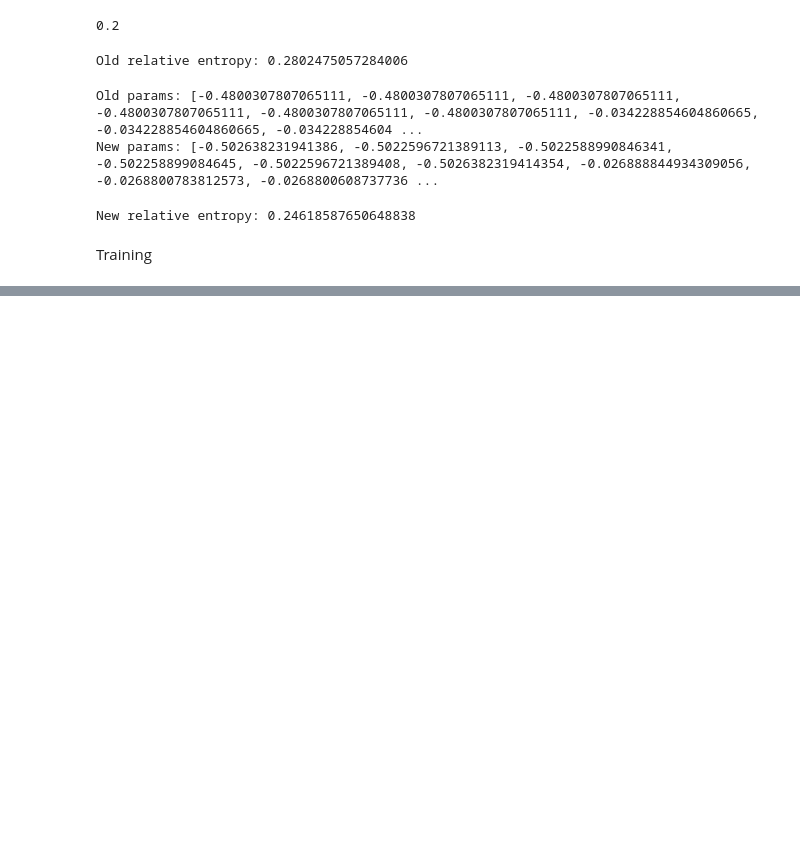
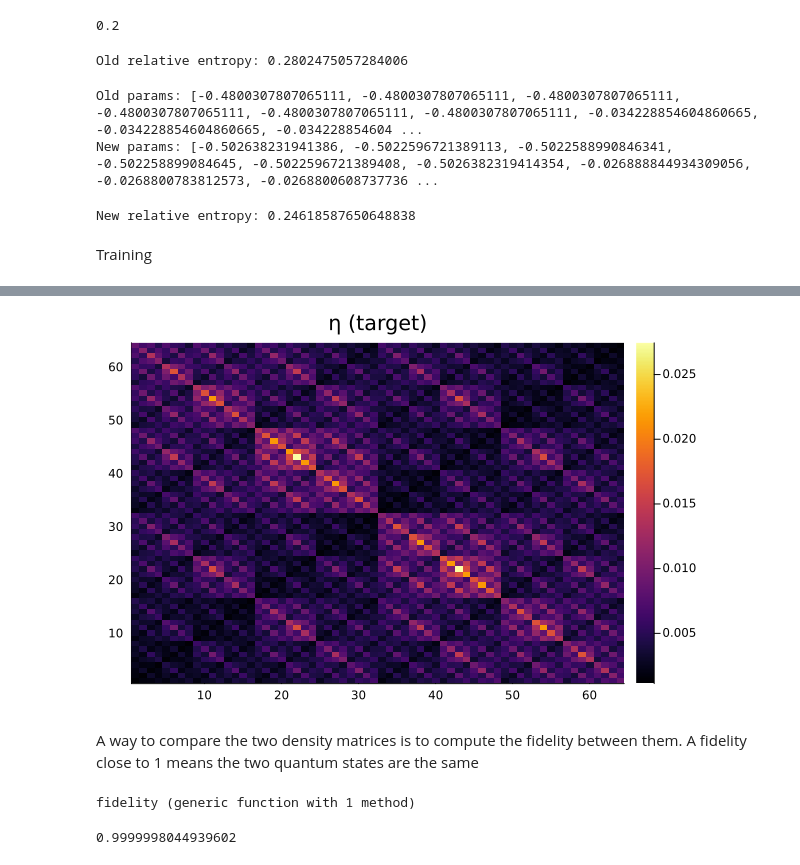
Before and after one commit to Michele-Minervini/PauliSampling.jl, a Jupyter notebook: numerics/quantumboltzmannmachines/01_training.ipynb, the cells around one changed output, grey strips where cells are left out. Cells and saved outputs as stored; diff of their text form; code cells hidden in the pictures; blank space fills up the shorter version.

```diff
--- a/numerics/quantumboltzmannmachines/01_training.ipynb
+++ b/numerics/quantumboltzmannmachines/01_training.ipynb
@@ -32,11 +34,11 @@ heatmap(reverse(real(target_tfim_matrix); dims=1),
 targert_circuit, θ = paulistringtocircuit(target_tfim_paulis)
 
 num_layers = 100
-beta = 2.
+target_beta = 2.
 max_weight = nq
 min_abs_coeff = 1e-20
 target_eta = makethermalstate(nq, targert_circuit, θ, num_layers;
-                                  beta=beta, max_weight=max_weight,
+                                  beta=target_beta, max_weight=max_weight,
                                   min_abs_coeff=min_abs_coeff)
 target_eta_matrix = paulistringtomatrix(target_eta)
 
@@ -247,0 +293,26 @@ display(combined)
+# %%
+heatmap(reverse(real(target_eta_matrix); dims=1), title="η (target)")
+# %% [output]
+[figure, added]
+# %% [markdown]
+A way to compare the two density matrices is to compute the fidelity between them. A fidelity close to 1 means the two quantum states are the same
+# %%
+# Uhlmann fidelity (squared) between density matrices
+function fidelity(ρ::AbstractMatrix, σ::AbstractMatrix)
+    F = 0.0
+    # sqrt(ρ)
+    evals, evecs = eigen(Hermitian(ρ))
+    sqrtρ = evecs * Diagonal(sqrt.(clamp.(evals, 0, Inf))) * evecs'
+    A = sqrtρ * σ * sqrtρ
+    evalsA = computesymmetriceigenvalues(A)
+    rootF = sum(sqrt.(clamp.(evalsA, 0, Inf)))
+    (rootF)^2
+end
+# %% [output]
+fidelity (generic function with 1 method)
+# %%
+# fidelity
+F = fidelity(target_eta_matrix, qbm_matrix)
+F
+# %% [output]
+0.9999998044939602
```
Also changed, not shown: parts of 13 cells of this notebook.
